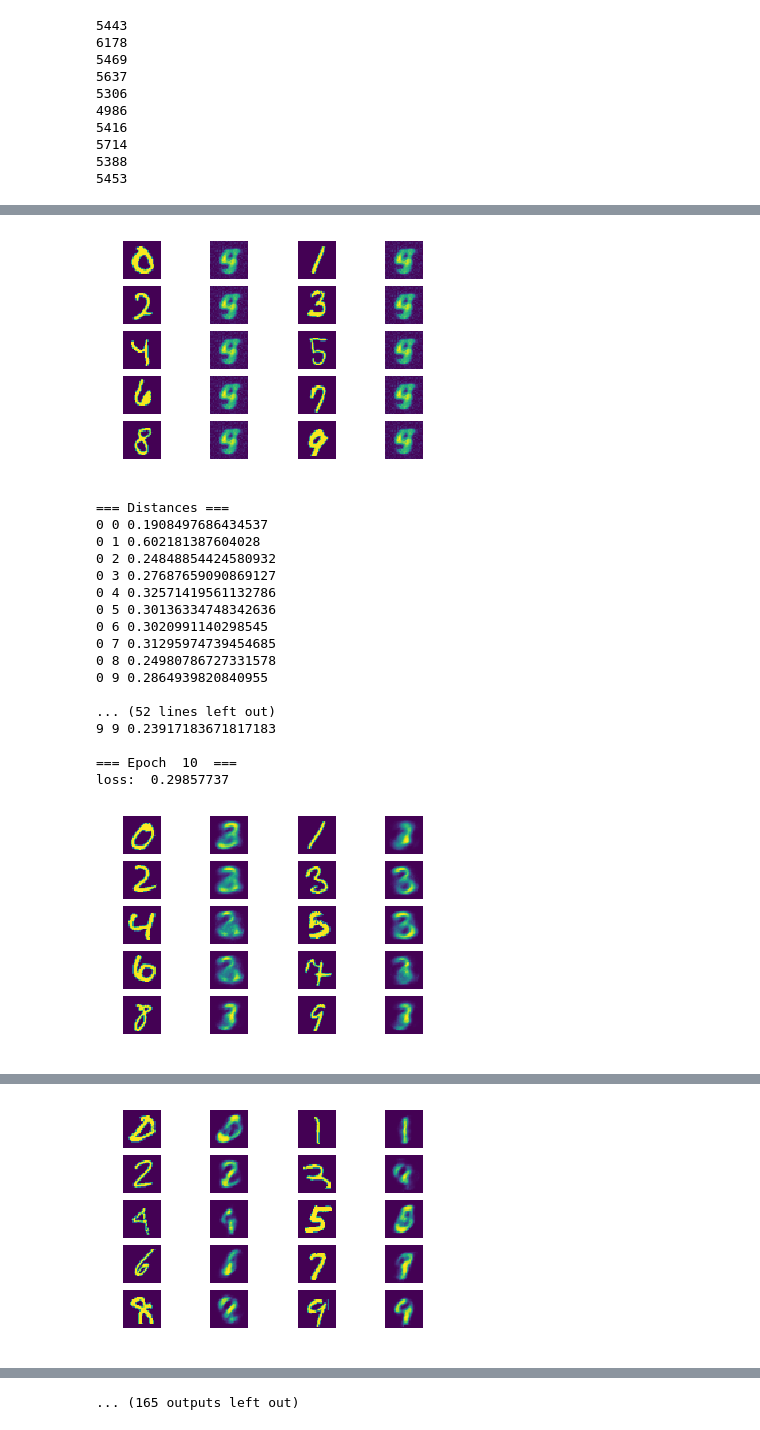
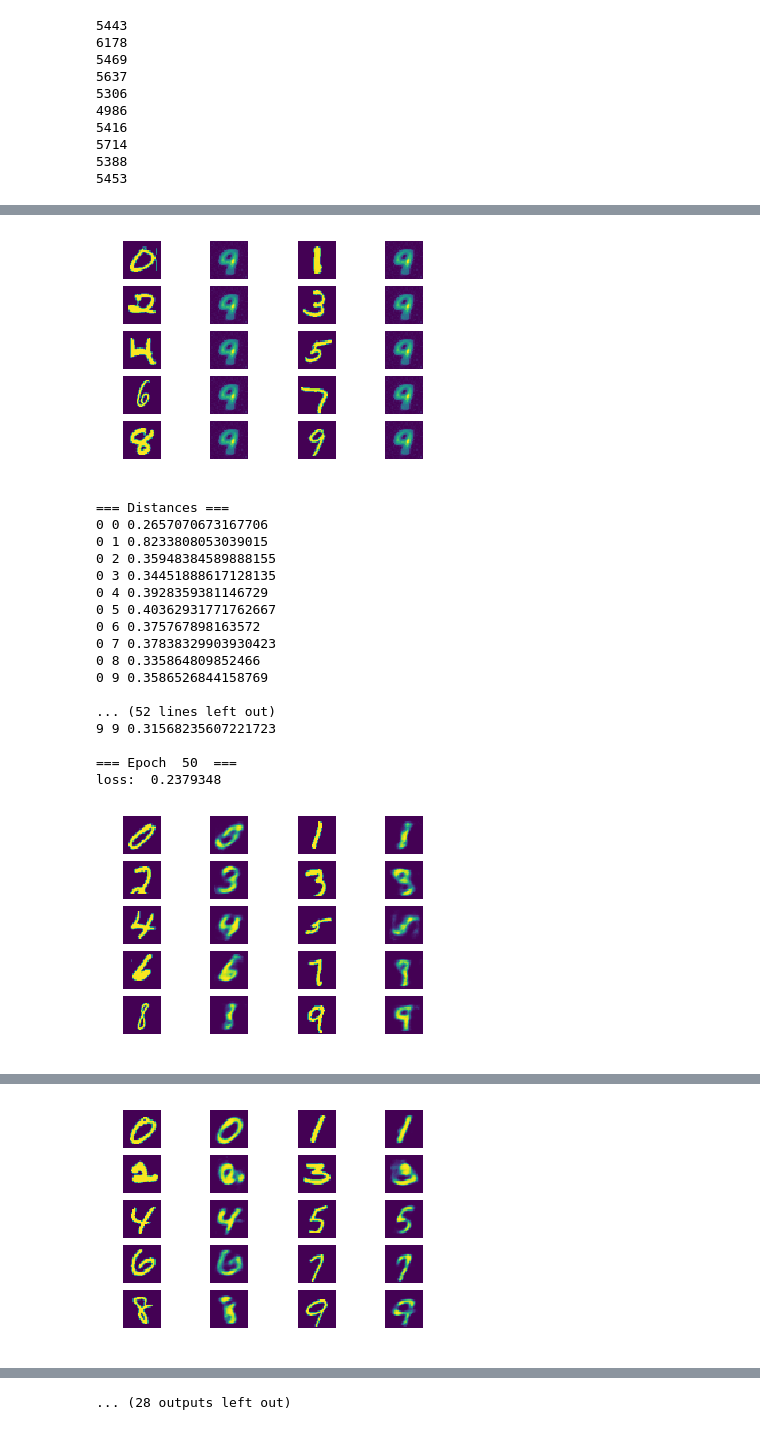
Before and after one commit to tirr-c/cls-ae, a Jupyter notebook: cls-ae.ipynb, the cells around one changed output, grey strips where cells are left out. Saved outputs shown, nothing was run; the diff lists cells and outputs as text; code cells hidden in the pictures.

```diff
--- a/cls-ae.ipynb
+++ b/cls-ae.ipynb
@@ -69,12 +69,12 @@ for i in range(len(train_x_per_class)):
 5388
 5453
 # %%
-total_epochs = 1500
+total_epochs = 1000
 batch_size = 100
 learning_rate = 0.001
 random_size = 100
 image_size = 28*28
-z_dim = 100
+z_dim = 120
 # %%
 init = tf.random_normal_initializer(mean=0, stddev=0.15)
 
@@ -153,7 +153,7 @@ with tf.Session(graph=g) as sess:
 
             sess.run(train, feed_dict={X1: batch_x1, X2: batch_x2})
 
-        if epoch % 10 == 0:
+        if epoch % 50 == 0:
             print("=== Epoch ", epoch, " ===")
             loss_r = sess.run(loss, feed_dict={X1: batch_x1, X2: batch_x2})
             print("loss: ", loss_r)
@@ -176,7 +176,7 @@ with tf.Session(graph=g) as sess:
                 axes[cls // 2, (cls % 2) * 2 + 1].axis('off')
             plt.show()
 
-        if epoch % 100 == 0:
+        if epoch % 200 == 0:
             print('=== Distances ===')
             for i in range(10):
                 for j in range(i, 10):
@@ -192,19 +192,19 @@ loss:  0.29754648
-[figure, old version]
+[figure, new version]
 === Distances ===
-0 0 0.1908497686434537
-0 1 0.602181387604028
-0 2 0.24848854424580932
-0 3 0.27687659090869127
-0 4 0.32571419561132786
-0 5 0.30136334748342636
-0 6 0.3020991140298545
-0 7 0.31295974739454685
-0 8 0.24980786727331578
-0 9 0.2864939820840955
+0 0 0.2657070673167706
+0 1 0.8233808053039015
+0 2 0.35948384589888155
+0 3 0.34451888617128135
+0 4 0.3928359381146729
+0 5 0.40362931771762667
+0 6 0.375767898163572
+0 7 0.37838329903930423
+0 8 0.335864809852466
+0 9 0.3586526844158769
 
 ... (52 lines left out)
-9 9 0.23917183671817183
+9 9 0.31568235607221723
 
-=== Epoch  10  ===
-loss:  0.29857737
+=== Epoch  50  ===
+loss:  0.2379348
-[figure, old version]
+[figure, new version]
@@ -213 +213 @@ loss:  -0.20584244
-[figure, old version]
+[figure, new version]
@@ -223 +238 @@ loss:  0.2101673
-... (165 outputs left out)
+... (28 outputs left out)
```
Also changed, not shown: parts of 1 cell of this notebook, 1 other file.
